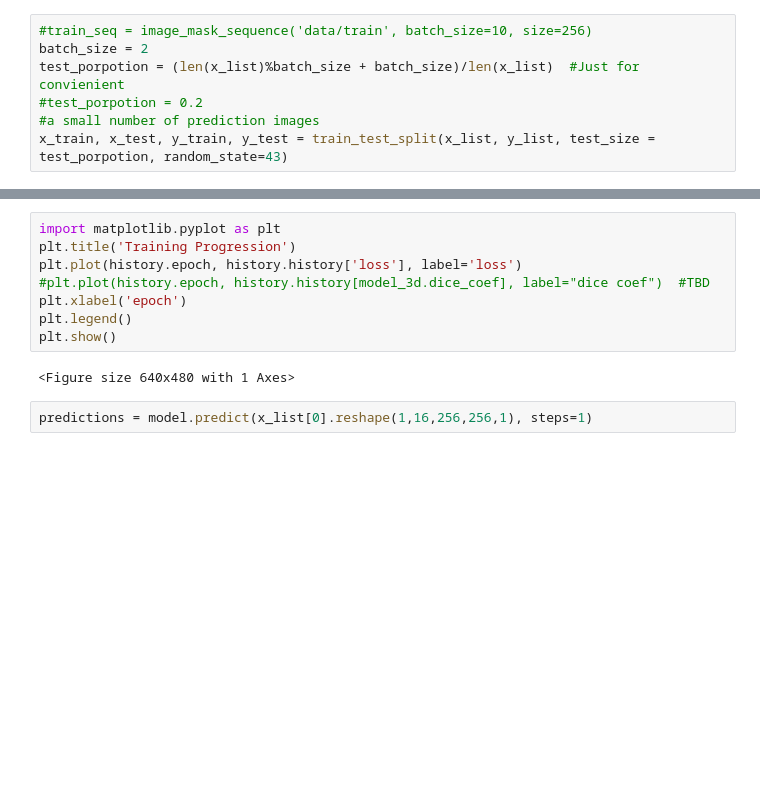
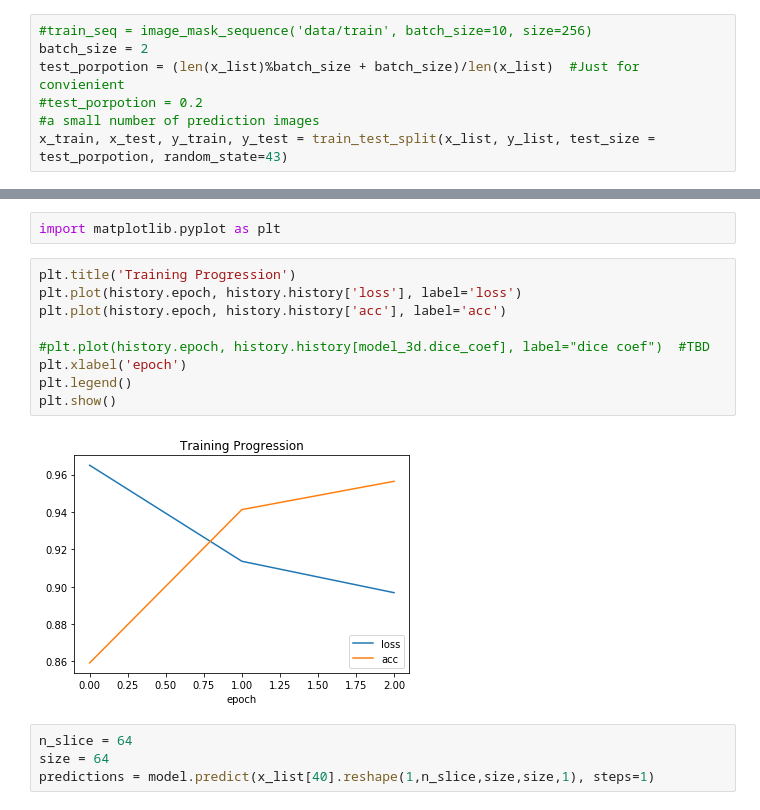
Before and after one commit to Yao-Yuan/MIP, a Jupyter notebook: 3dnet/index.ipynb, the cells around one changed output, grey strips where cells are left out. Cells and saved outputs as stored; diff of their text form; blank space fills up the shorter version.

```diff
--- a/3dnet/index.ipynb
+++ b/3dnet/index.ipynb
@@ -111,15 +123,20 @@ Epoch 3/3
+# %%
+import matplotlib.pyplot as plt
 # %%
-import matplotlib.pyplot as plt
 plt.title('Training Progression')
 plt.plot(history.epoch, history.history['loss'], label='loss')
+plt.plot(history.epoch, history.history['acc'], label='acc')
+
 #plt.plot(history.epoch, history.history[model_3d.dice_coef], label="dice coef")  #TBD
 plt.xlabel('epoch')
 plt.legend()
 plt.show()
 # %% [output]
-<Figure size 640x480 with 1 Axes>
+[figure, added]
 # %%
-predictions = model.predict(x_list[0].reshape(1,16,256,256,1), steps=1)
+n_slice = 64
+size = 64
+predictions = model.predict(x_list[40].reshape(1,n_slice,size,size,1), steps=1)
 # %%
 #Show original, mask, prediction
 show = plt.figure()
```
Also changed, not shown: parts of 6 cells of this notebook, 3 other files.
